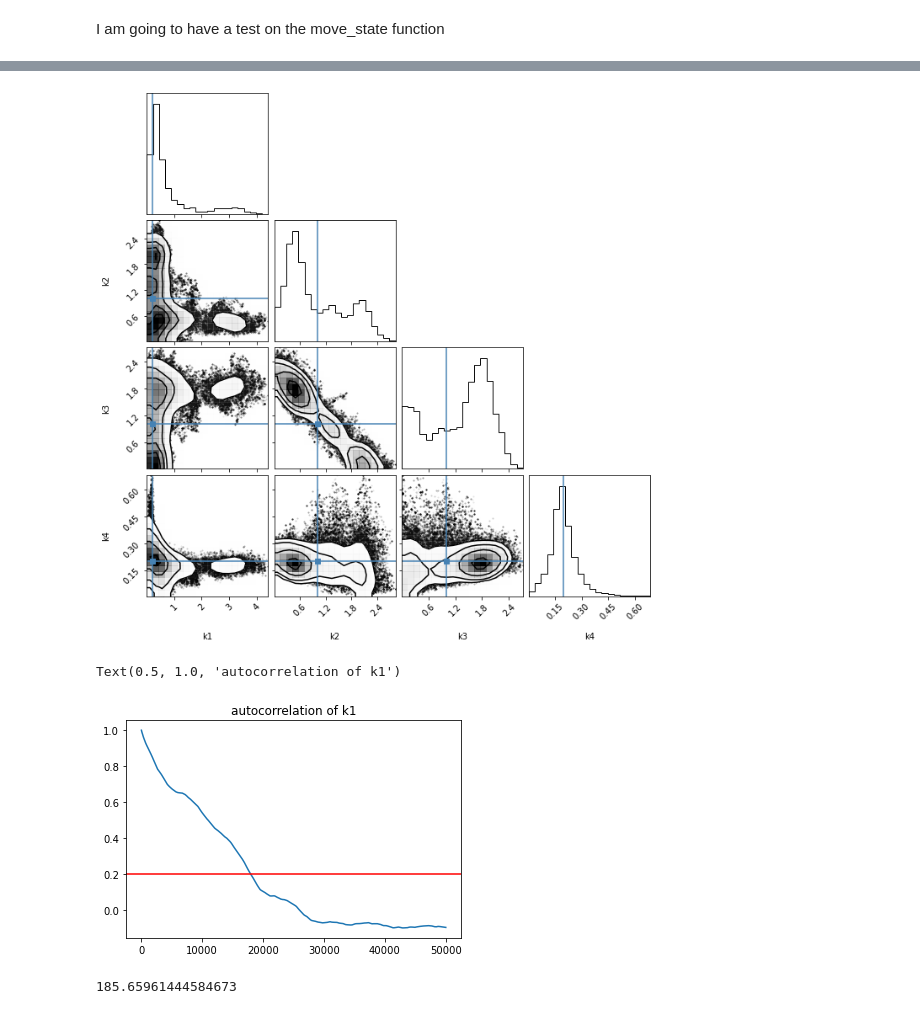
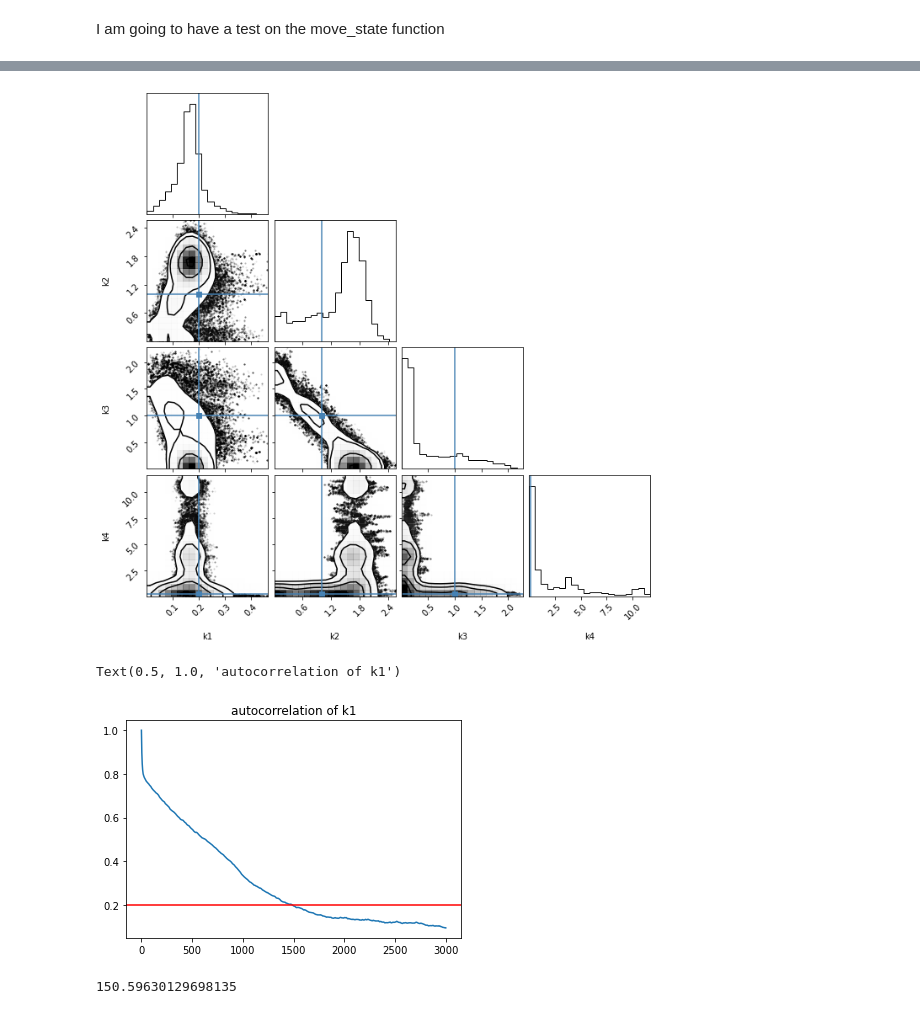
Before and after one commit to WangHaiYang874/ABC22, a Jupyter notebook: non-abc abc copy.ipynb, the cells around one changed output, grey strips where cells are left out. Cells and saved outputs as stored; diff of their text form; code cells hidden in the pictures.

```diff
--- a/non-abc abc copy.ipynb
+++ b/non-abc abc copy.ipynb
@@ -223,7 +223,7 @@ def mcmc(initial_state, n):
 
         if np.random.uniform() < 0.5:
             move = 1
-            new_state, log_p = move_copy_number(samples[-1],n_steps=2)
+            new_state, log_p = move_copy_number(samples[-1],n_steps=1)
         else:
             move = 2
             new_state, log_p = move_k(samples[-1])
@@ -284,18 +284,18 @@ Text(0.5, 1.0, 'histogram of sampled kinetic rates, k4. \n red line is the true
 # %%
 corner.corner(pst_k[1000:], labels=['k1','k2','k3','k4'], truths=kinetic_rates, smooth=1);
 # %% [output]
-[figure, old version]
+[figure, new version]
 # %%
-plt.plot(acf(pst_k[1000:,0],nlags=50000))
+plt.plot(acf(pst_k[1000:,0],nlags=3000))
 plt.axhline(0.2, color='r')
 plt.title('autocorrelation of k1')
 # %% [output]
 Text(0.5, 1.0, 'autocorrelation of k1')
-[figure, old version]
+[figure, new version]
 # %%
 log_likelihood(pst_samples[-1])
 # %% [output]
-185.65961444584673
+150.59630129698135
 # %%
 log_likelihood(true_state)
 # %% [output]
```
Also changed, not shown: parts of 15 cells of this notebook.
